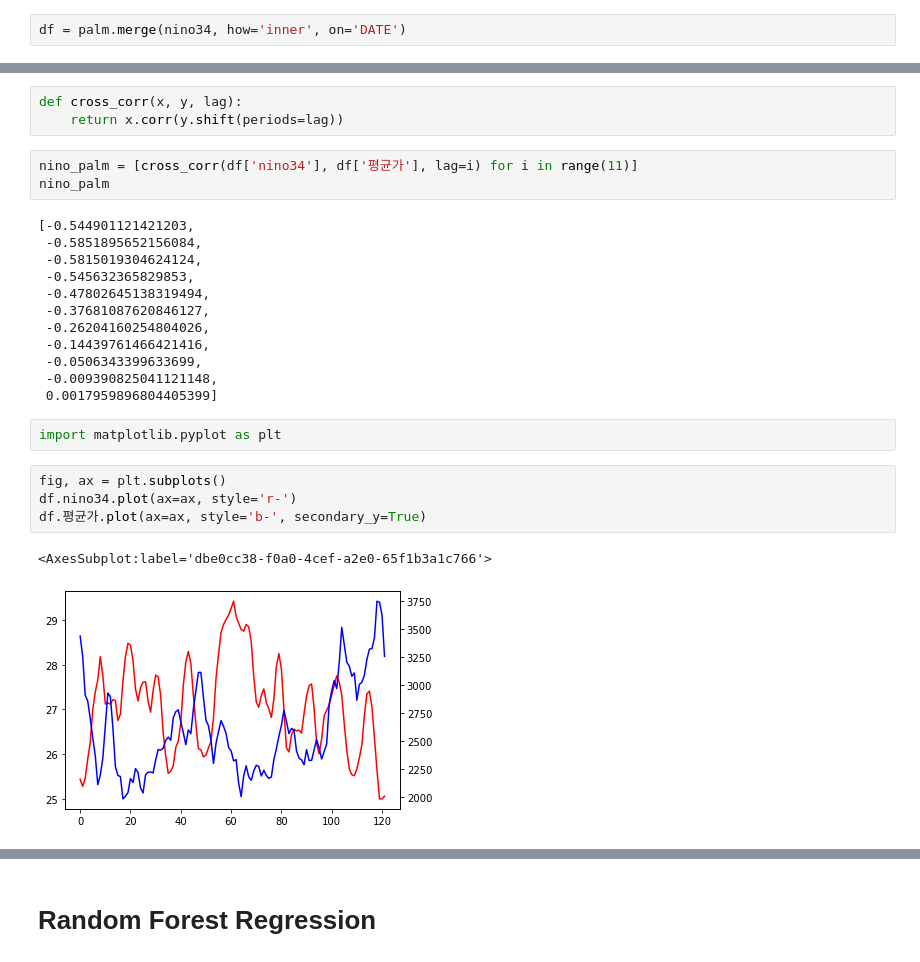
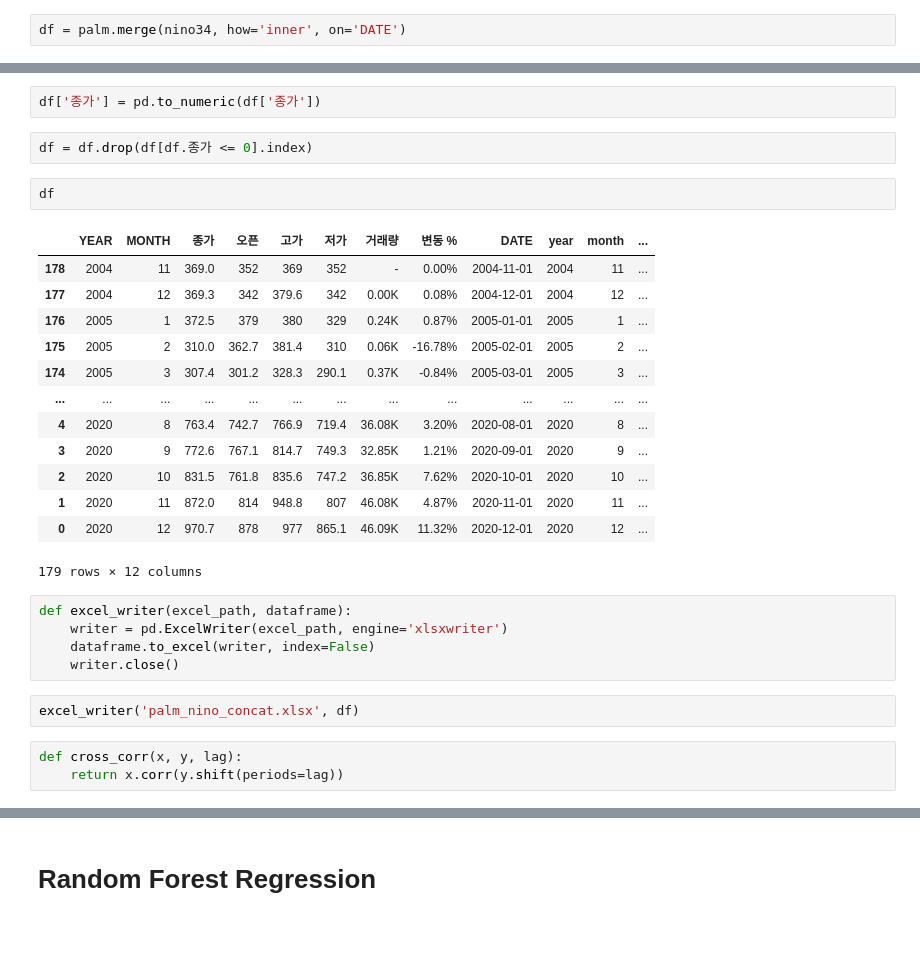
Before and after one commit to Soo-Im/PalmOil, a Jupyter notebook: Nino-Palm.ipynb, the cells around one changed output, grey strips where cells are left out. Cells and saved outputs as stored; diff of their text form; blank space fills up the shorter version.

```diff
--- a/Nino-Palm.ipynb
+++ b/Nino-Palm.ipynb
@@ -73,30 +88,33 @@ df.head()
+# %%
+df['종가'] = pd.to_numeric(df['종가'])
+# %%
+df = df.drop(df[df.종가 <= 0].index)
+# %%
+df
+# %% [output]
+|  | YEAR | MONTH | 종가 | 오픈 | 고가 | 저가 | 거래량 | 변동 % | DATE | year | month | ... |
+| 178 | 2004 | 11 | 369.0 | 352 | 369 | 352 | - | 0.00% | 2004-11-01 | 2004 | 11 | ... |
+| 177 | 2004 | 12 | 369.3 | 342 | 379.6 | 342 | 0.00K | 0.08% | 2004-12-01 | 2004 | 12 | ... |
+| 176 | 2005 | 1 | 372.5 | 379 | 380 | 329 | 0.24K | 0.87% | 2005-01-01 | 2005 | 1 | ... |
+| 175 | 2005 | 2 | 310.0 | 362.7 | 381.4 | 310 | 0.06K | -16.78% | 2005-02-01 | 2005 | 2 | ... |
+| 174 | 2005 | 3 | 307.4 | 301.2 | 328.3 | 290.1 | 0.37K | -0.84% | 2005-03-01 | 2005 | 3 | ... |
+| ... | ... | ... | ... | ... | ... | ... | ... | ... | ... | ... | ... | ... |
+| 4 | 2020 | 8 | 763.4 | 742.7 | 766.9 | 719.4 | 36.08K | 3.20% | 2020-08-01 | 2020 | 8 | ... |
+| 3 | 2020 | 9 | 772.6 | 767.1 | 814.7 | 749.3 | 32.85K | 1.21% | 2020-09-01 | 2020 | 9 | ... |
+| 2 | 2020 | 10 | 831.5 | 761.8 | 835.6 | 747.2 | 36.85K | 7.62% | 2020-10-01 | 2020 | 10 | ... |
+| 1 | 2020 | 11 | 872.0 | 814 | 948.8 | 807 | 46.08K | 4.87% | 2020-11-01 | 2020 | 11 | ... |
+| 0 | 2020 | 12 | 970.7 | 878 | 977 | 865.1 | 46.09K | 11.32% | 2020-12-01 | 2020 | 12 | ... |
+179 rows × 12 columns
+# %%
+def excel_writer(excel_path, dataframe):
+    writer = pd.ExcelWriter(excel_path, engine='xlsxwriter')
+    dataframe.to_excel(writer, index=False)
+    writer.close()
+# %%
+excel_writer('palm_nino_concat.xlsx', df)
 # %%
 def cross_corr(x, y, lag):
     return x.corr(y.shift(periods=lag))
-# %%
-nino_palm = [cross_corr(df['nino34'], df['평균가'], lag=i) for i in range(11)]
-nino_palm
-# %% [output]
-[-0.544901121421203,
- -0.5851895652156084,
- -0.5815019304624124,
- -0.545632365829853,
- -0.47802645138319494,
- -0.37681087620846127,
- -0.26204160254804026,
- -0.14439761466421416,
- -0.0506343399633699,
- -0.009390825041121148,
- 0.0017959896804405399]
-# %%
-import matplotlib.pyplot as plt
-# %%
-fig, ax = plt.subplots()
-df.nino34.plot(ax=ax, style='r-')
-df.평균가.plot(ax=ax, style='b-', secondary_y=True)
-# %% [output]
-<AxesSubplot:label='dbe0cc38-f0a0-4cef-a2e0-65f1b3a1c766'>
-[figure, removed]
 # %%
 nino_palm = [cross_corr(df['nino34'], df['종가'], lag=i) for i in range(11)]
 nino_palm
```
Also changed, not shown: parts of 15 cells of this notebook, 1 other file.
